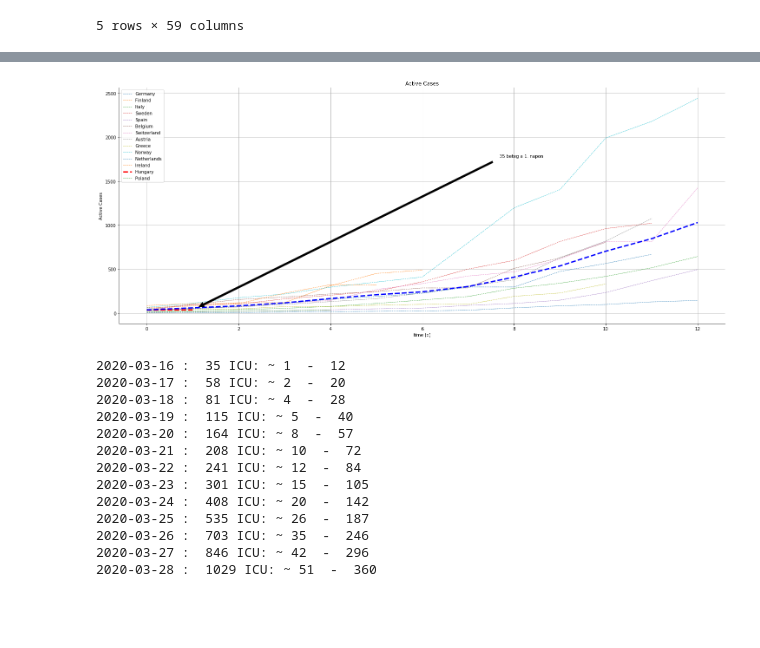
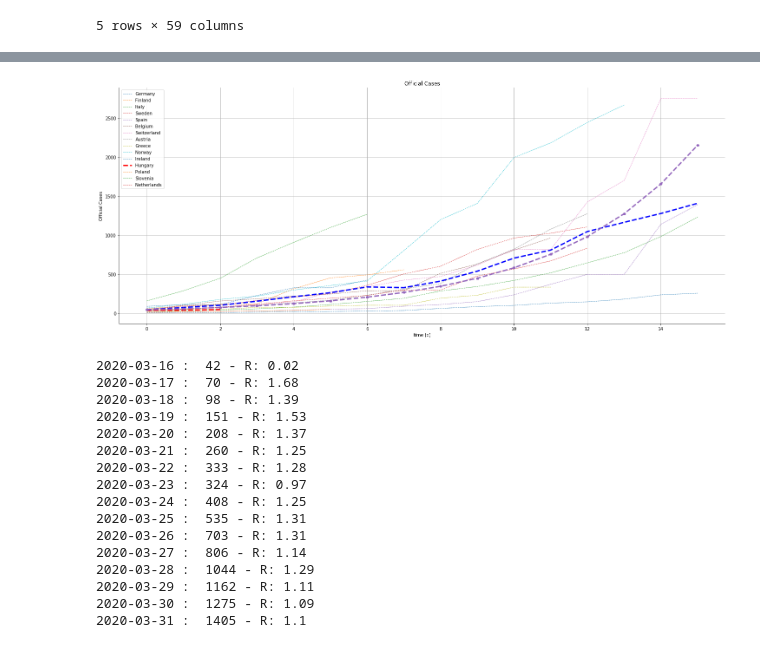
Before and after one commit to sandorkonya/COVID_HUN, a Jupyter notebook: COVID.ipynb, the cells around one changed output, grey strips where cells are left out. Drawn from its saved outputs; the diff is of its cells as text; code cells hidden in the pictures; blank space fills up the shorter version.

```diff
--- a/COVID.ipynb
+++ b/COVID.ipynb
@@ -149,7 +149,7 @@ def normalizebypop(country):
 
 #cut-off for case num
 case_num  = 25
-days_after_cutoff = 13
+days_after_cutoff = 16
 
 best_case_data = ConfirmedCases_raw[ConfirmedCases_raw["Country/Region"].str.contains('Spain|Italy|Austria|Greece|Hungary|Poland|Ireland|Luxemburg|Germany|Norway|Switzerland|Sweden|Slovenia|Belgium|Netherlands|Finland|Ireland', case= False, regex= True)].T[4:]
 
@@ -165,60 +165,85 @@ for i in best_case_data.columns[:-1]:
 fig, ax = plt.subplots()
 
 a = best_case_country_data[:days_after_cutoff]
 best_mean_cases = [np.mean([x[i] for x in a if len(x) > i]) for i in range(days_after_cutoff)]
 
-
-#ax.plot(ConfirmedCases_raw[ConfirmedCases_raw["Country/Region"].str.contains('Hungary|Poland|Estonia|Ireland|Luxemburg', case= False, regex= True)].T[4:])
 k = 0
 
 for i in best_case_country_data:
 
     if best_case_countries.index("Hungary") == k:
         ax.plot(i,'r--', linewidth=3.0)
         #dot = ax.plot(i.argmax(), i.max(), marker='o', markersize=6, color="green")
-        ax.annotate(str(int(i.max())) + " beteg a " + str(int(i.argmax())) + ". napon", xy=(i.argmax(), (i.max())),  xycoords='data',
-            xytext=(0.7, 0.7), textcoords='axes fraction',
-            arrowprops=dict(facecolor='black', shrink=0.02),
-            horizontalalignment='right', verticalalignment='bottom',
-            )
+        #ax.annotate(str(int(i.max())) + " beteg a " + str(int(i.argmax())) + ". napon", xy=(i.argmax(), (i.max())),  xycoords='data',xytext=(0.7, 0.7), textcoords='axes fraction',arrowprops=dict(facecolor='black', shrink=0.02),horizontalalignment='right', verticalalignment='bottom')
     else:
         ax.plot(i[:days_after_cutoff], '--', linewidth=0.8)
     k = k + 1
 
 plt.legend(best_case_countries)
 plt.rcParams['figure.figsize'] = [25, 10]
 
+
+# plotting average cases
 ax.plot(best_mean_cases, 'b--', linewidth=3.0)
 
 
-ax.set(xlabel='time (d)', ylabel='Active Cases', title='Active Cases')
+#plotting a curve with R.1.3
+r13_curve = []
+r14_curve = []
+r11_curve = []
+for i in range(0,len(best_mean_cases)):
+    if i == 0:
+        r13_curve.append(best_mean_cases[0])
+        r14_curve.append(best_mean_cases[0])
+        r11_curve.append(best_mean_cases[0])
+
+    else:
+        r13_curve.append(1.3*r13_curve[-1])
+        r11_curve.append(1.1*r11_curve[-1])
+        r14_curve.append(1.4*r14_curve[-1])
+
+#ax.plot(r14_curve, 'p--', linewidth=3.0)
+ax.plot(r13_curve, 'p--', linewidth=3.0)
+#ax.plot(r11_curve, 'p--', linewidth=3.0)
+
+
+ax.set(xlabel='time (d)', ylabel='Official Cases', title='Official Cases')
 ax.grid()
 
 for spine in ('top', 'right'):
     ax.spines[spine].set_visible(False)
 
 fig.savefig("covid_16_03_norm.png")
 plt.show()
 # %% [output]
-[figure, old version]
+[figure, new version]
 # %%
-d = 16
+import datetime
+
+dt = datetime.datetime(2020, 3, 16)
+step = datetime.timedelta(seconds=86400)
+
 index = 0
 for i in range(0,len(best_mean_cases)):
-    print("2020-03-"+str(d)+" : ",int(best_mean_cases[i]), "ICU: ~", int(0.05*best_mean_cases[i])," - ", int(0.35*best_mean_cases[i]))
+    date = dt.strftime('%Y-%m-%d')
+    #print(date+" : ",int(best_mean_cases[i]), "ICU: ~",int(0.05*best_mean_cases[i]),"-",int(0.35*best_mean_cases[i]))
+    print(date+" : ",int(best_mean_cases[i]), "- R:", int(100*best_mean_cases[i]/best_mean_cases[i-1])/100)
     index = index + 1
-    d= d+1
+    dt += step
 # %% [output]
-2020-03-16 :  35 ICU: ~ 1  -  12
-2020-03-17 :  58 ICU: ~ 2  -  20
-2020-03-18 :  81 ICU: ~ 4  -  28
-2020-03-19 :  115 ICU: ~ 5  -  40
-2020-03-20 :  164 ICU: ~ 8  -  57
-2020-03-21 :  208 ICU: ~ 10  -  72
-2020-03-22 :  241 ICU: ~ 12  -  84
-2020-03-23 :  301 ICU: ~ 15  -  105
-2020-03-24 :  408 ICU: ~ 20  -  142
-2020-03-25 :  535 ICU: ~ 26  -  187
-2020-03-26 :  703 ICU: ~ 35  -  246
-2020-03-27 :  846 ICU: ~ 42  -  296
-2020-03-28 :  1029 ICU: ~ 51  -  360
+2020-03-16 :  42 - R: 0.02
+2020-03-17 :  70 - R: 1.68
+2020-03-18 :  98 - R: 1.39
+2020-03-19 :  151 - R: 1.53
+2020-03-20 :  208 - R: 1.37
+2020-03-21 :  260 - R: 1.25
+2020-03-22 :  333 - R: 1.28
+2020-03-23 :  324 - R: 0.97
+2020-03-24 :  408 - R: 1.25
+2020-03-25 :  535 - R: 1.31
+2020-03-26 :  703 - R: 1.31
+2020-03-27 :  806 - R: 1.14
+2020-03-28 :  1044 - R: 1.29
+2020-03-29 :  1162 - R: 1.11
+2020-03-30 :  1275 - R: 1.09
+2020-03-31 :  1405 - R: 1.1
```
Also changed, not shown: parts of 2 cells of this notebook.
